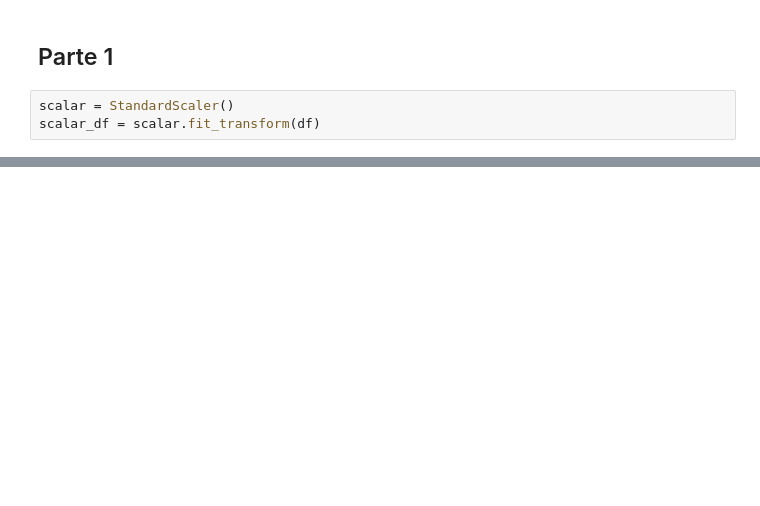
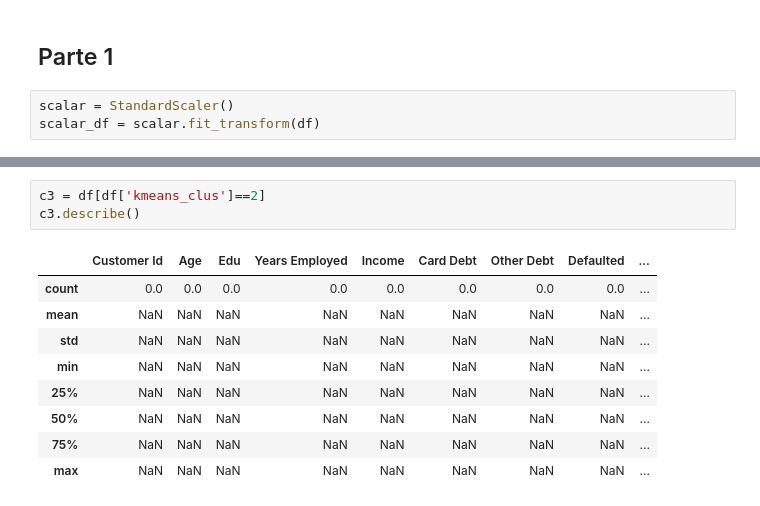
Before and after one commit to cesaralejon/clusters, a Jupyter notebook: clusters_Cesar_Olmedo.ipynb, the cells around one changed output, grey strips where cells are left out. Drawn from its saved outputs; the diff is of its cells as text; blank space fills up the shorter version.

```diff
--- a/clusters_Cesar_Olmedo.ipynb
+++ b/clusters_Cesar_Olmedo.ipynb
@@ -63,0 +126,13 @@ for i in range(2, 11):
+# %%
+c3 = df[df['kmeans_clus']==2]
+c3.describe()
+# %% [output]
+|  | Customer Id | Age | Edu | Years Employed | Income | Card Debt | Other Debt | Defaulted | ... |
+| count | 0.0 | 0.0 | 0.0 | 0.0 | 0.0 | 0.0 | 0.0 | 0.0 | ... |
+| mean | NaN | NaN | NaN | NaN | NaN | NaN | NaN | NaN | ... |
+| std | NaN | NaN | NaN | NaN | NaN | NaN | NaN | NaN | ... |
+| min | NaN | NaN | NaN | NaN | NaN | NaN | NaN | NaN | ... |
+| 25% | NaN | NaN | NaN | NaN | NaN | NaN | NaN | NaN | ... |
+| 50% | NaN | NaN | NaN | NaN | NaN | NaN | NaN | NaN | ... |
+| 75% | NaN | NaN | NaN | NaN | NaN | NaN | NaN | NaN | ... |
+| max | NaN | NaN | NaN | NaN | NaN | NaN | NaN | NaN | ... |
```
Also changed, not shown: parts of 9 cells of this notebook.
